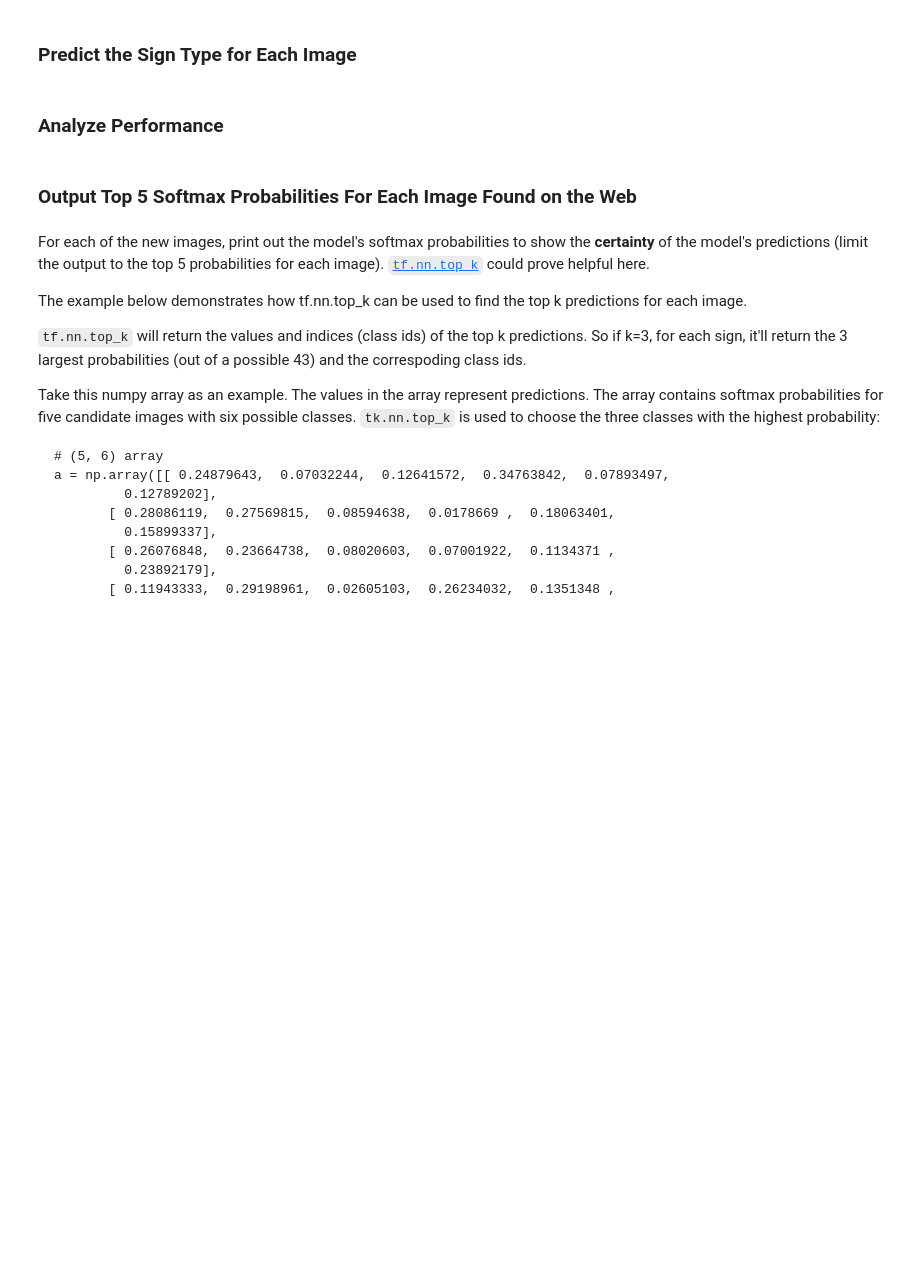
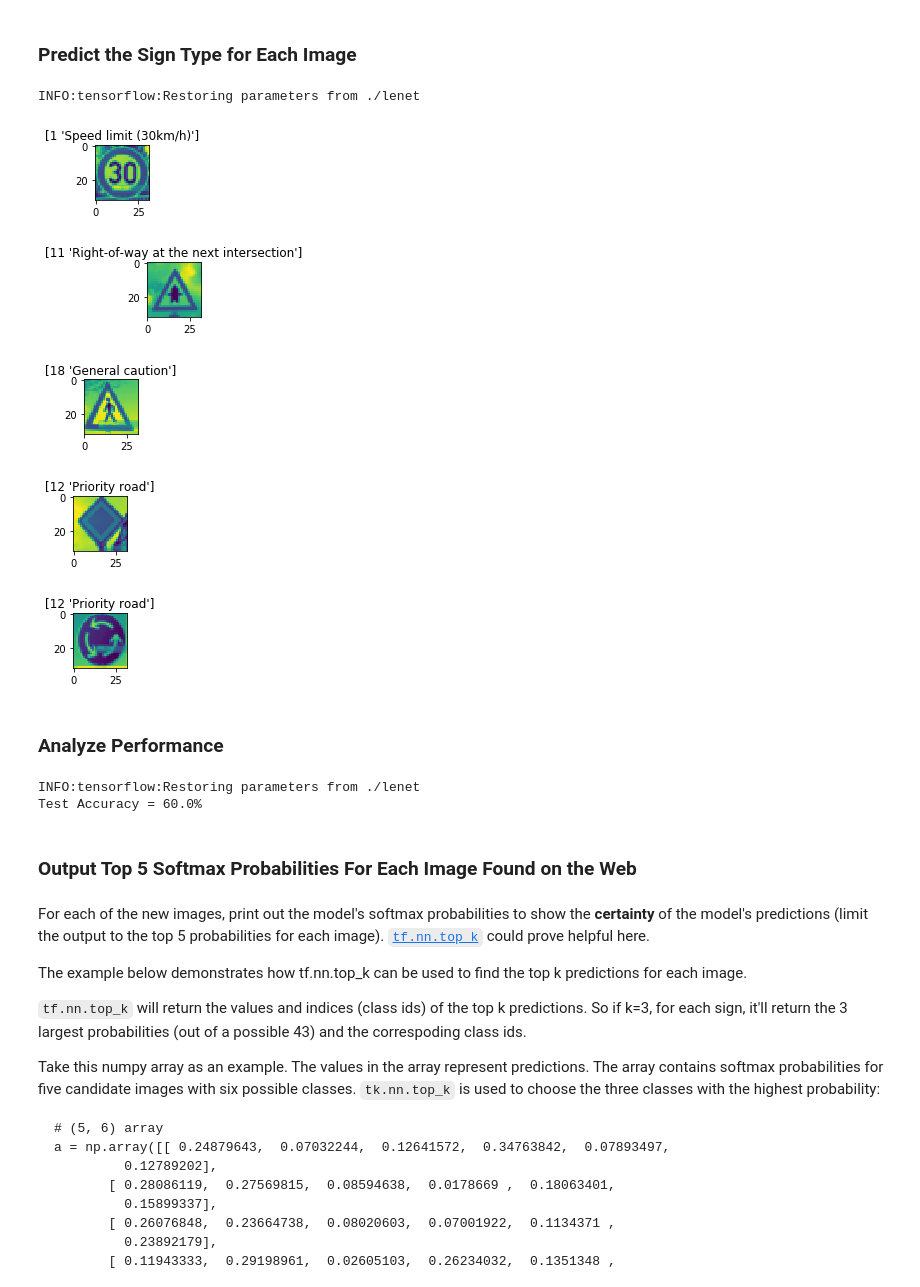
Before and after one commit to magak/CDC_Task2, a Jupyter notebook: TSC.ipynb, the cells around one changed output. Saved outputs shown, nothing was run; the diff lists cells and outputs as text; code cells hidden in the pictures; blank space fills up the shorter version.

```diff
--- a/TSC.ipynb
+++ b/TSC.ipynb
@@ -689,12 +646,52 @@ You may find `signnames.csv` useful as it contains mappings from the class id (i
 # %%
 ### Run the predictions here and use the model to output the prediction for each image.
 ### Make sure to pre-process the images with the same pre-processing pipeline used earlier.
+
+# preprocessing
+newsigns = rgb2gray(newsigns).reshape((newsigns.shape[0], newsigns.shape[1], newsigns.shape[2],1))
+newsigns = normalize(newsigns)
+X_new = newsigns
+
+with tf.Session() as sess:
+    saver.restore(sess, tf.train.latest_checkpoint('.'))
+    predicted = sess.run(predct, feed_dict={x: X_new, keep_prob: 1.})
+
+    i = 0
+    for img in newsigns:
+        image_sample = img.squeeze()
+        plt.figure(figsize=(1,1))
+        plt.title(classes[predicted[i]])
+        plt.imshow(image_sample)
+        i += 1
+
 ### Feel free to use as many code cells as needed.
+# %% [output]
+INFO:tensorflow:Restoring parameters from ./lenet
+[figure, added]
+[figure, added]
+[figure, added]
+[figure, added]
+[figure, added]
 # %% [markdown]
 ### Analyze Performance
 # %%
 ### Calculate the accuracy for these 5 new images.
 ### For example, if the model predicted 1 out of 5 signs correctly, it's 20% accurate on these new images.
+
+# y_new - expected results of classification:
+y_new = np.array([1,11,27,12,40])
+
+with tf.Session() as sess:
+    saver.restore(sess, tf.train.latest_checkpoint('.'))
+    predicted = sess.run(predct, feed_dict={x: X_new, keep_prob: 1.})
+
+    #saver.restore(sess, tf.train.latest_checkpoint('.'))
+    #predicted = sess.run(predct, feed_dict={x: X_new, keep_prob: 1.})
+    validation_accuracy = evaluate(X_new, y_new)
+    print("Test Accuracy = {:.1%}".format(validation_accuracy))
+# %% [output]
+INFO:tensorflow:Restoring parameters from ./lenet
+Test Accuracy = 60.0%
 # %% [markdown]
 ### Output Top 5 Softmax Probabilities For Each Image Found on the Web
 # %% [markdown]
```
Also changed, not shown: parts of 37 cells of this notebook.
